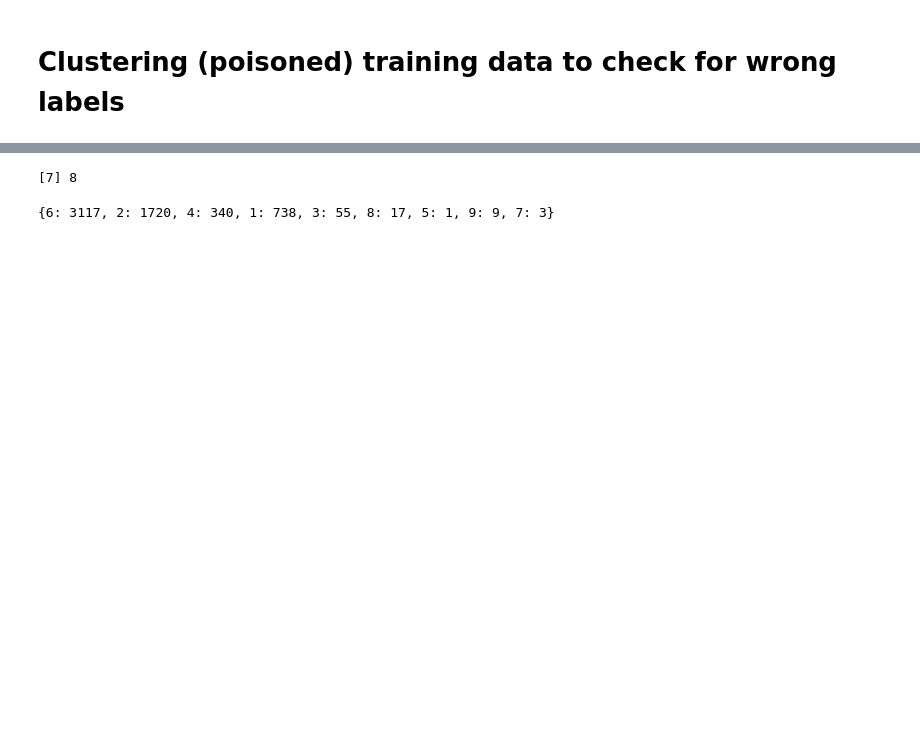
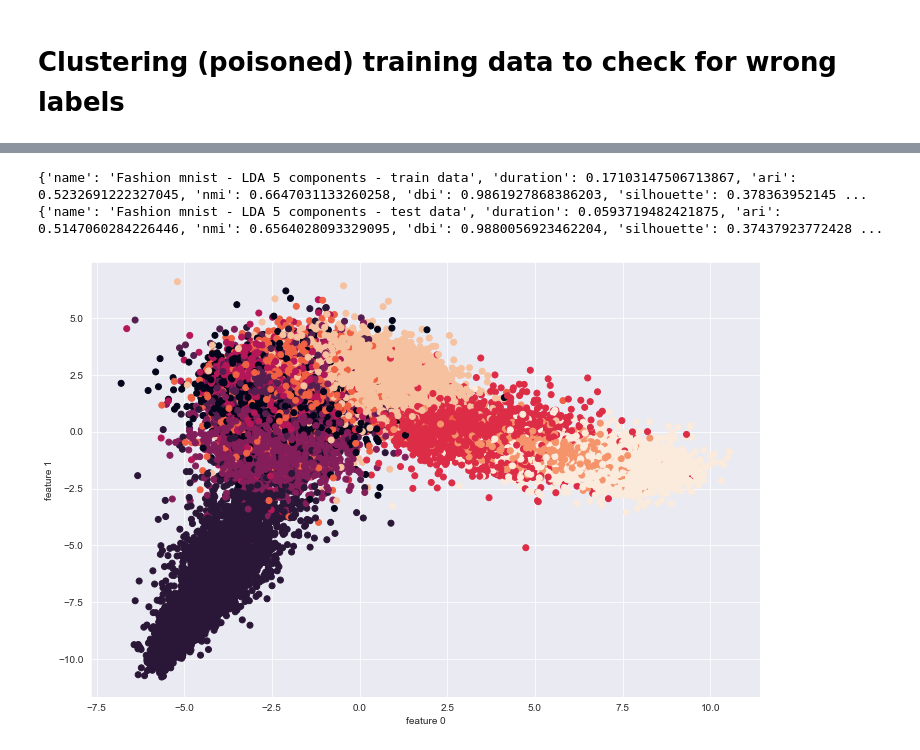
Before and after one commit to AkashRamakrishnan/DLProject, a Jupyter notebook: Poison_attack.ipynb, the cells around one changed output, grey strips where cells are left out. Saved outputs shown, nothing was run; the diff lists cells and outputs as text; code cells hidden in the pictures; blank space fills up the shorter version.

```diff
--- a/Poison_attack.ipynb
+++ b/Poison_attack.ipynb
@@ -136,4 +142,11 @@ for images, labels in trainloader:
+# %%
+test_imgs, test_lbls = [], []
+for images, labels in testloader:
+    # Flatten Fashion-MNIST images into a 784 long vector
+    test_imgs.extend(images.view(images.shape[0], -1).numpy())
+    test_lbls.extend(labels.numpy())
 # %%
 import numpy as np
-lbls = np.array(lbls)
+train_lbls = np.array(train_lbls)
+test_lbls = np.array(test_lbls)
 # %%
@@ -147,11 +163,0 @@ p = cae.predict([imgs[10]])
-# %%
-print(p, lbls[10])
-# %% [output]
-[7] 8
-# %%
-test_imgs = []
-for i in range(len(lbls)):
-    if lbls[i] == 3:
-        test_imgs.append(imgs[i])
-
-preds = cae.predict(test_imgs)
@@ -161,4 +164,16 @@ pred_dict=dict(zip(preds,[preds.count(i) for i in preds]))
-# %%
-pred_dict
-# %% [output]
-{6: 3117, 2: 1720, 4: 340, 1: 738, 3: 55, 8: 17, 5: 1, 9: 9, 7: 3}
+# %%
+n_components = 5
+encoder = 'LDA'
+train_imgs_LDA, test_imgs_LDA = utils.encodeLDA(train_imgs, train_lbls, test_imgs, n_components)
+cae_LDA.train(train_imgs_LDA)
+benchmark = cae_LDA.benchmark(f'Fashion mnist - {encoder} {n_components} components - train data', train_imgs_LDA, train_lbls)
+print(benchmark[1])
+benchmark_test = cae_LDA.benchmark(f'Fashion mnist - {encoder} {n_components} components - test data', test_imgs_LDA, test_lbls)
+print(benchmark_test[1])
+# %% [output]
+{'name': 'Fashion mnist - LDA 5 components - train data', 'duration': 0.17103147506713867, 'ari': 0.5232691222327045, 'nmi': 0.6647031133260258, 'dbi': 0.9861927868386203, 'silhouette': 0.378363952145 ...
+{'name': 'Fashion mnist - LDA 5 components - test data', 'duration': 0.0593719482421875, 'ari': 0.5147060284226446, 'nmi': 0.6564028093329095, 'dbi': 0.9880056923462204, 'silhouette': 0.37437923772428 ...
+# %%
+utils.plot(train_imgs_LDA, train_lbls, "2d")
+# %% [output]
+[figure, added]
```
Also changed, not shown: parts of 12 cells of this notebook, 1 other file.
